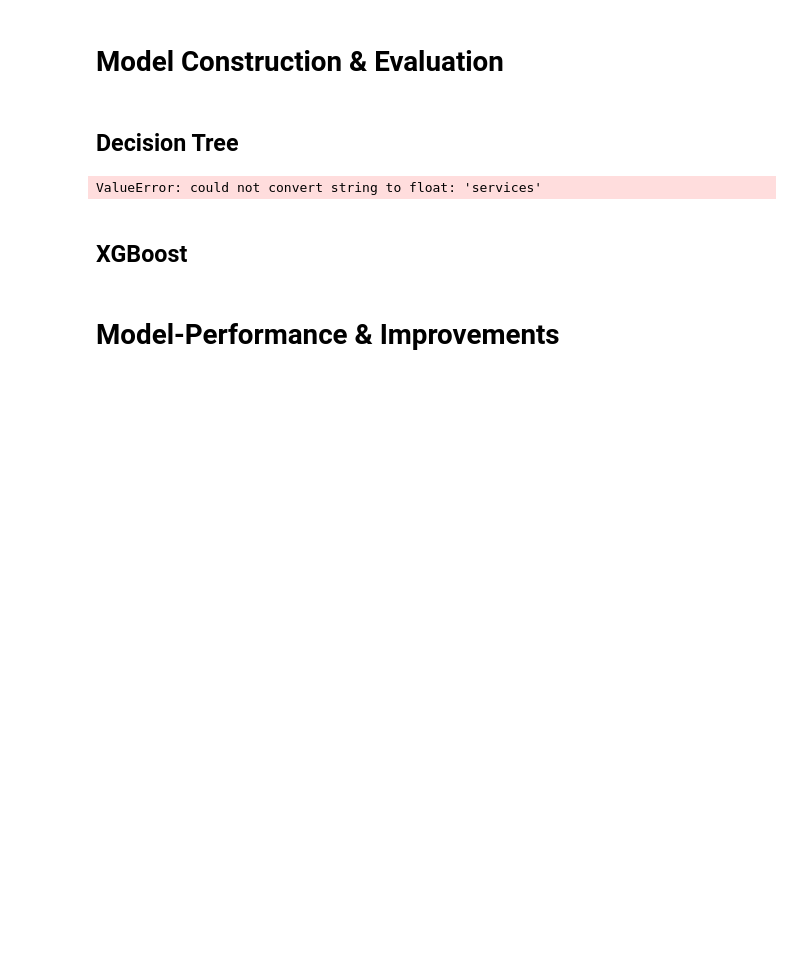
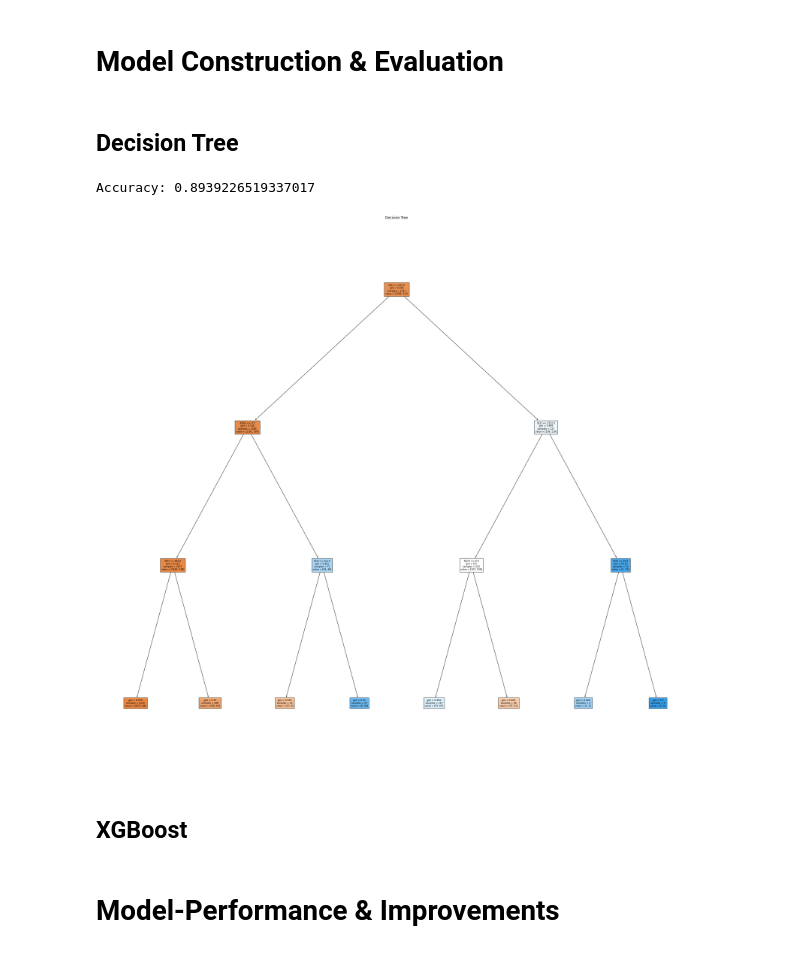
Before and after one commit to darkepacific/AAI-501-FinalTeamProject, a Jupyter notebook: AAI-501-FinalTeamProject.ipynb, the cells around one changed output. Drawn from its saved outputs; the diff is of its cells as text; code cells hidden in the pictures; blank space fills up the shorter version.

```diff
--- a/AAI-501-FinalTeamProject.ipynb
+++ b/AAI-501-FinalTeamProject.ipynb
@@ -621,35 +621,36 @@ XGboost or Extreme Gradient Boosting is an optimized implemenation of Graident B
 # Rewrite to account for one hot encoded data.
 # Takes time to run
 import pandas as pd
 from sklearn.tree import DecisionTreeClassifier # Import Decision Tree Classifier
 from sklearn.model_selection import train_test_split # Import train_test_split function
 from sklearn import metrics #Import scikit-learn metrics module for accuracy calculation\
 from sklearn import tree
 from sklearn.tree import plot_tree
 
 #split dataset in features and target variable
 feature_cols = ['balance', 'day', 'duration', 'campaign', 'pdays', 'previous']
 X = X_train # Features
 y = y_train # Target variable
 
 # Create Decision Tree classifer object
-clf = DecisionTreeClassifier(max_depth=4)
+clf = DecisionTreeClassifier(max_depth=3)
 
 # Train Decision Tree Classifer
 clf = clf.fit(X_train,y_train)
 
 #Predict the response for test dataset
 y_pred = clf.predict(X_test)
 
 # Model Accuracy, how often is the classifier correct?
 print("Accuracy:",metrics.accuracy_score(y_test, y_pred))
 
 plt.figure(figsize=(38, 36))
 plot_tree(clf, filled=True, fontsize=8)
 plt.title("Decision Tree")
 plt.show()
 # %% [output]
-ValueError: could not convert string to float: 'services'
+Accuracy: 0.8939226519337017
+[figure, added]
 # %% [markdown]
 ## XGBoost
 # %% [markdown]
```
Also changed, not shown: parts of 6 cells of this notebook.
